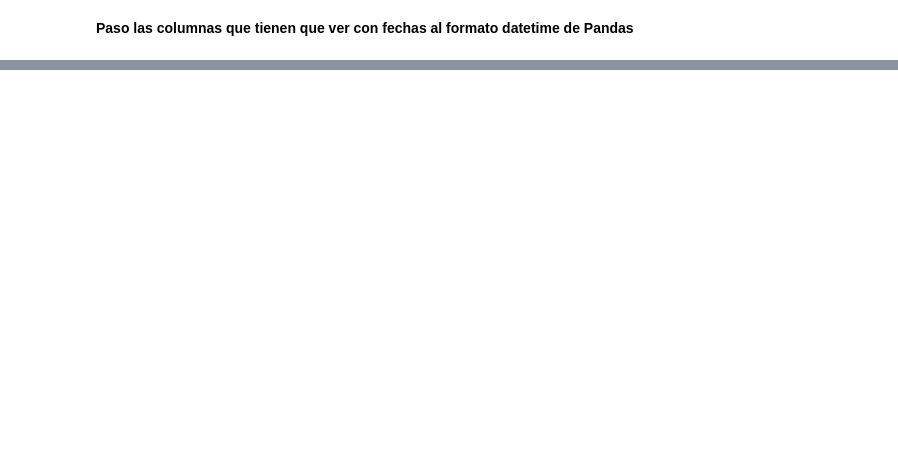
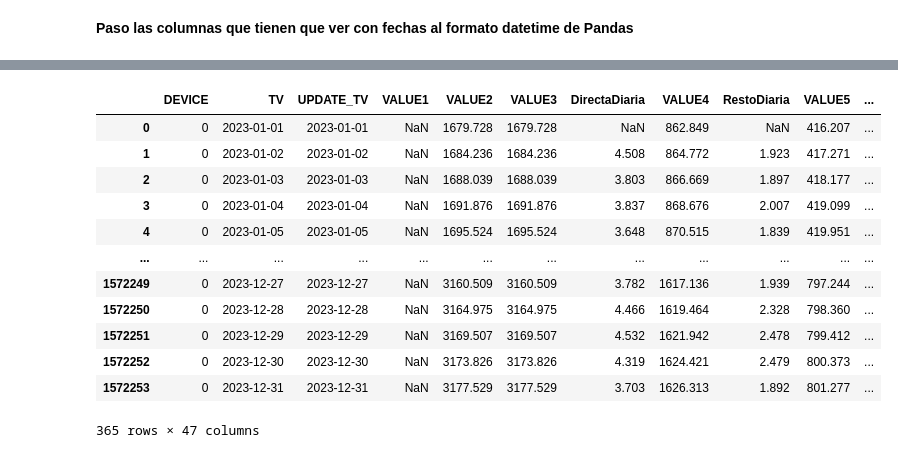
Before and after one commit to josezerda/DiploDatos2024_Mentoria, a Jupyter notebook: Notebook_Mentoria.ipynb, the cells around one changed output, grey strips where cells are left out. Drawn from its saved outputs; the diff is of its cells as text; code cells hidden in the pictures; blank space fills up the shorter version.

```diff
--- a/Notebook_Mentoria.ipynb
+++ b/Notebook_Mentoria.ipynb
@@ -281,0 +345,16 @@ df_diario_combinado
+# %%
+df_filtrado
+# %% [output]
+|  | DEVICE | TV | UPDATE_TV | VALUE1 | VALUE2 | VALUE3 | DirectaDiaria | VALUE4 | RestoDiaria | VALUE5 | ... |
+| 0 | 0 | 2023-01-01 | 2023-01-01 | NaN | 1679.728 | 1679.728 | NaN | 862.849 | NaN | 416.207 | ... |
+| 1 | 0 | 2023-01-02 | 2023-01-02 | NaN | 1684.236 | 1684.236 | 4.508 | 864.772 | 1.923 | 417.271 | ... |
+| 2 | 0 | 2023-01-03 | 2023-01-03 | NaN | 1688.039 | 1688.039 | 3.803 | 866.669 | 1.897 | 418.177 | ... |
+| 3 | 0 | 2023-01-04 | 2023-01-04 | NaN | 1691.876 | 1691.876 | 3.837 | 868.676 | 2.007 | 419.099 | ... |
+| 4 | 0 | 2023-01-05 | 2023-01-05 | NaN | 1695.524 | 1695.524 | 3.648 | 870.515 | 1.839 | 419.951 | ... |
+| ... | ... | ... | ... | ... | ... | ... | ... | ... | ... | ... | ... |
+| 1572249 | 0 | 2023-12-27 | 2023-12-27 | NaN | 3160.509 | 3160.509 | 3.782 | 1617.136 | 1.939 | 797.244 | ... |
+| 1572250 | 0 | 2023-12-28 | 2023-12-28 | NaN | 3164.975 | 3164.975 | 4.466 | 1619.464 | 2.328 | 798.360 | ... |
+| 1572251 | 0 | 2023-12-29 | 2023-12-29 | NaN | 3169.507 | 3169.507 | 4.532 | 1621.942 | 2.478 | 799.412 | ... |
+| 1572252 | 0 | 2023-12-30 | 2023-12-30 | NaN | 3173.826 | 3173.826 | 4.319 | 1624.421 | 2.479 | 800.373 | ... |
+| 1572253 | 0 | 2023-12-31 | 2023-12-31 | NaN | 3177.529 | 3177.529 | 3.703 | 1626.313 | 1.892 | 801.277 | ... |
+365 rows × 47 columns
```
Also changed, not shown: parts of 23 cells of this notebook.
